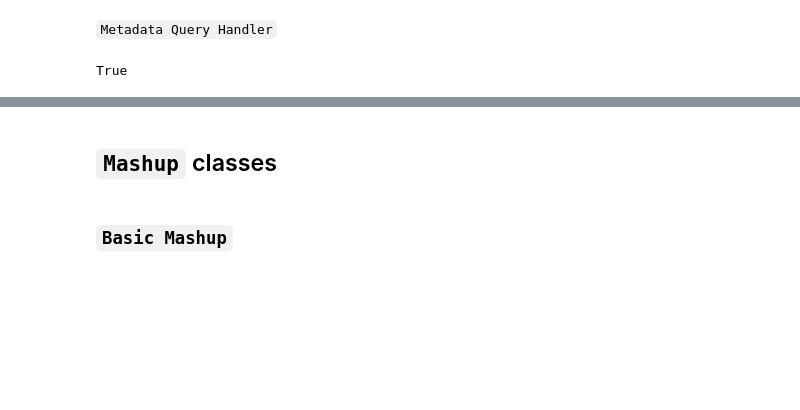
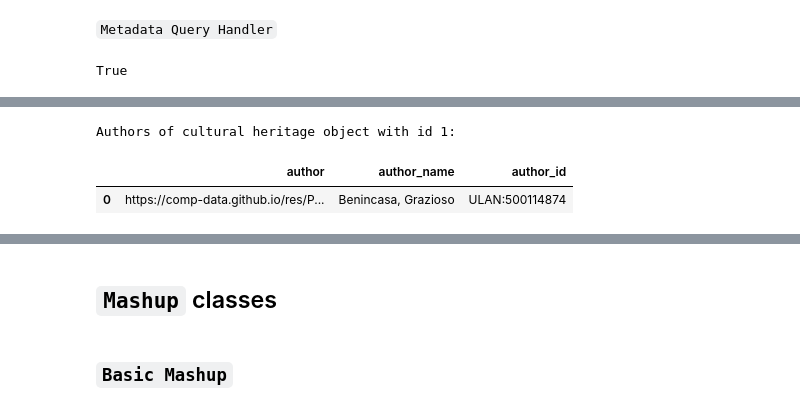
Before and after one commit to comp-management-data-project/DataScience-DHDK-gp24, a Jupyter notebook: presentation.ipynb, the cells around one changed output, grey strips where cells are left out. Saved outputs shown, nothing was run; the diff lists cells and outputs as text; code cells hidden in the pictures; blank space fills up the shorter version.

```diff
--- a/presentation.ipynb
+++ b/presentation.ipynb
@@ -451,7 +466,11 @@ executing.executing.NotOneValueFound: Expected one value, found 0
 # %%
 # Example 3: Get authors of cho
-all_people_df = sparql_query_handler.getAuthorsOfCulturalHeritageObject()
-print("Authors of cultural heritage object:")
+all_people_df = sparql_query_handler.getAuthorsOfCulturalHeritageObject("1")
+print("Authors of cultural heritage object with id 1:")
 all_people_df
+# %% [output]
+Authors of cultural heritage object with id 1:
+|  | author | author_name | author_id |
+| 0 | https://comp-data.github.io/res/P... | Benincasa, Grazioso | ULAN:500114874 |
 # %%
 # Example 4: Get cho authored by
```
Also changed, not shown: parts of 17 cells of this notebook.
